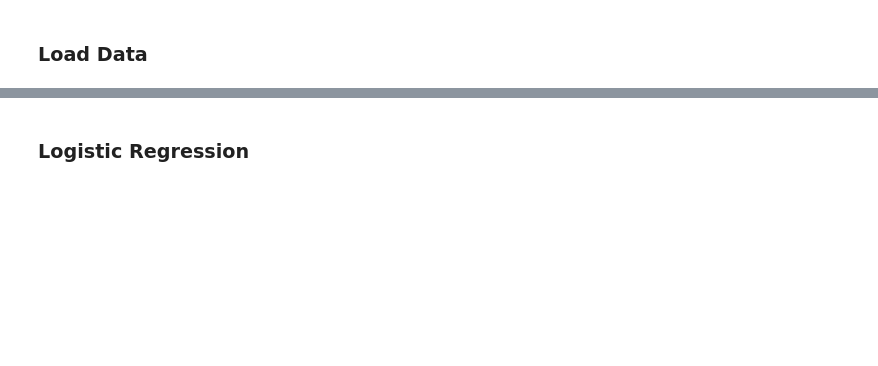
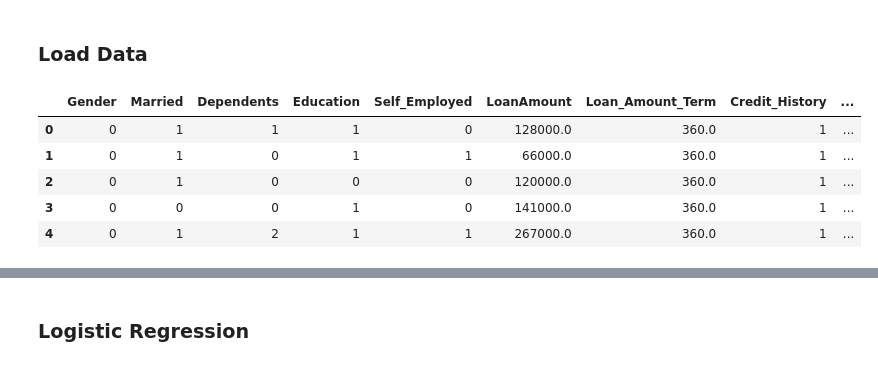
Before and after one commit to MimiBebe/Project-3, a Jupyter notebook: ml models/Data_Modeling_Logistic.ipynb, the cells around one changed output, grey strips where cells are left out. Saved outputs shown, nothing was run; the diff lists cells and outputs as text; code cells hidden in the pictures; blank space fills up the shorter version.

```diff
--- a/ml models/Data_Modeling_Logistic.ipynb
+++ b/ml models/Data_Modeling_Logistic.ipynb
@@ -11,10 +11,18 @@ warnings.filterwarnings("ignore")
 # %% [markdown]
 ### Load Data
 # %%
-trainCsv = "cleanLoanDataTrain.csv"
-valCsv = 'cleanLoanDataValidation.csv'
+trainCsv = "../data/cleanLoanDataTrain.csv"
+valCsv = "../data/cleanLoanDataValidation.csv"
 # %%
 trainDf = pd.read_csv(trainCsv)
+trainDf = trainDf.drop(columns=["ApplicantIncome","CoapplicantIncome"])
 trainDf.head()
+# %% [output]
+|  | Gender | Married | Dependents | Education | Self_Employed | LoanAmount | Loan_Amount_Term | Credit_History | ... |
+| 0 | 0 | 1 | 1 | 1 | 0 | 128000.0 | 360.0 | 1 | ... |
+| 1 | 0 | 1 | 0 | 1 | 1 | 66000.0 | 360.0 | 1 | ... |
+| 2 | 0 | 1 | 0 | 0 | 0 | 120000.0 | 360.0 | 1 | ... |
+| 3 | 0 | 0 | 0 | 1 | 0 | 141000.0 | 360.0 | 1 | ... |
+| 4 | 0 | 1 | 2 | 1 | 1 | 267000.0 | 360.0 | 1 | ... |
 # %%
 valDf = pd.read_csv(valCsv)
```
Also changed, not shown: parts of 19 cells of this notebook, 1 other file.
